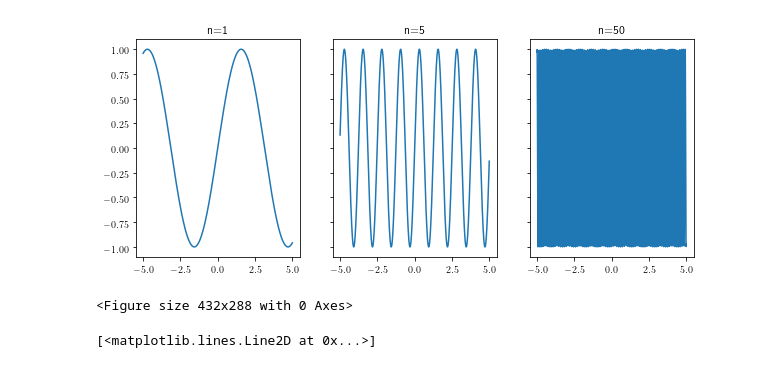
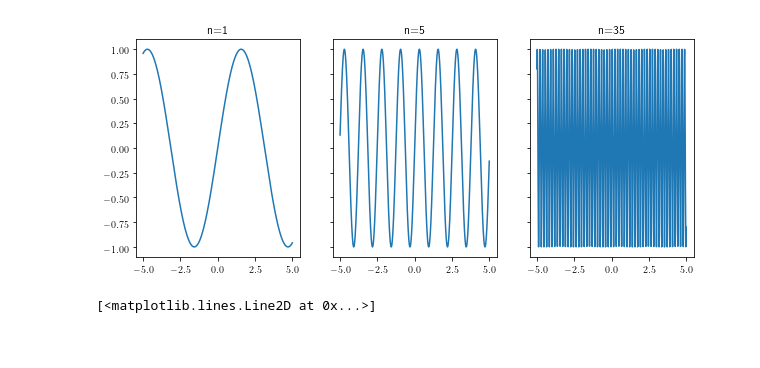
Before and after one commit to mekhanikaladvantage/numpy_figures, a Jupyter notebook: Sin_frequency_figure.ipynb, the cells around one changed output. Drawn from its saved outputs; the diff is of its cells as text; code cells hidden in the pictures.

Commit message:
adding some more plotting practice

```diff
--- a/Sin_frequency_figure.ipynb
+++ b/Sin_frequency_figure.ipynb
@@ -7,27 +7,26 @@ plt.rc('text', usetex=True)
 # %%
 x = np.linspace(-5,5,1500)
 # plt.plot(x,np.sin(x),label = 'n=1')
 # # plt.plot(x,np.sin(2*x),label = 'n=2')
 # plt.plot(x,np.sin(5*x),label = 'n=5')
 # plt.xlabel('x')
 # plt.ylabel(r'$f_n(x)$')
 # plt.legend()
 
 #so we're going to remake this into three separate figures. Should be pretty easy to do
 #lets figure out subplots
 f, (ax1,ax2,ax3) = plt.subplots(1,3, sharey=True)
 f.set_figwidth(10)
 ax1.plot(x,np.sin(x))
 ax1.set_title('n=1')
 ax2.plot(x,np.sin(5*x))
 ax2.set_title('n=5')
-ax3.plot(x,np.sin(50*x))
-ax3.set_title('n=50')
-plt.show()
-plt.savefig('fig46v3.png')
+ax3.plot(x,np.sin(35*x))
+ax3.set_title('n=35')
+# plt.show()
+plt.savefig('7_28fig46v4.png')
 # %% [output]
-[figure, old version]
+[figure, new version]
-<Figure size 432x288 with 0 Axes>
 # %%
 #Additionally we're going to explore products of functions that seem to converge to the delta function
 #first we need to define our sequence of functions
```
Also changed, not shown: 1 other file.
